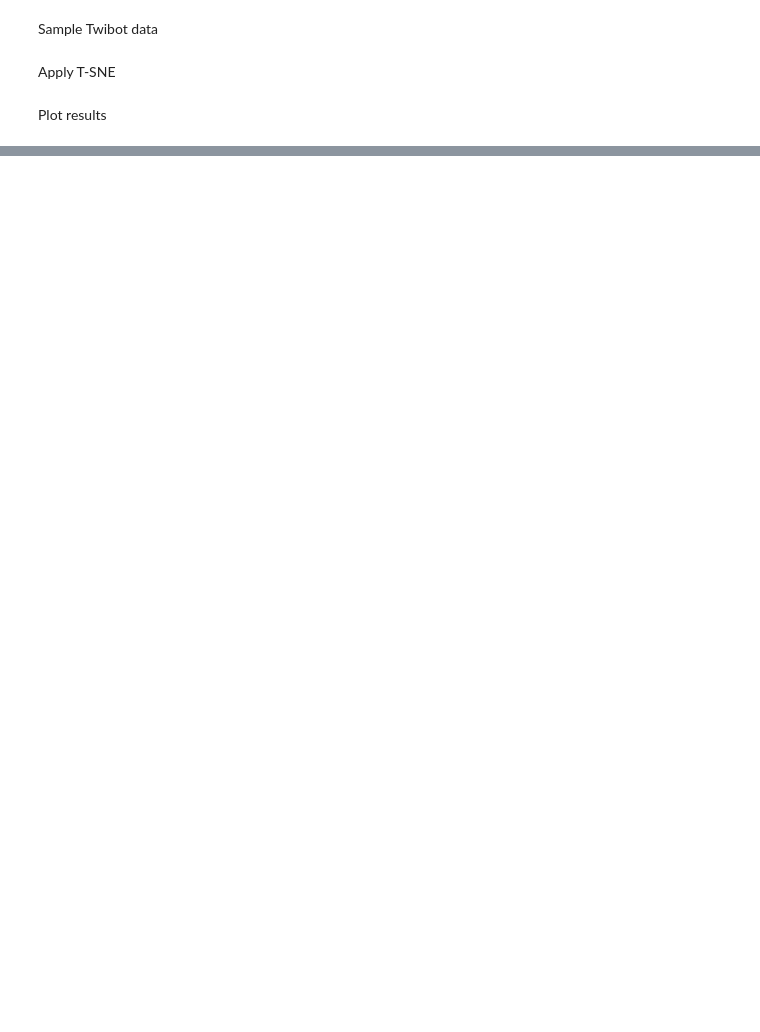
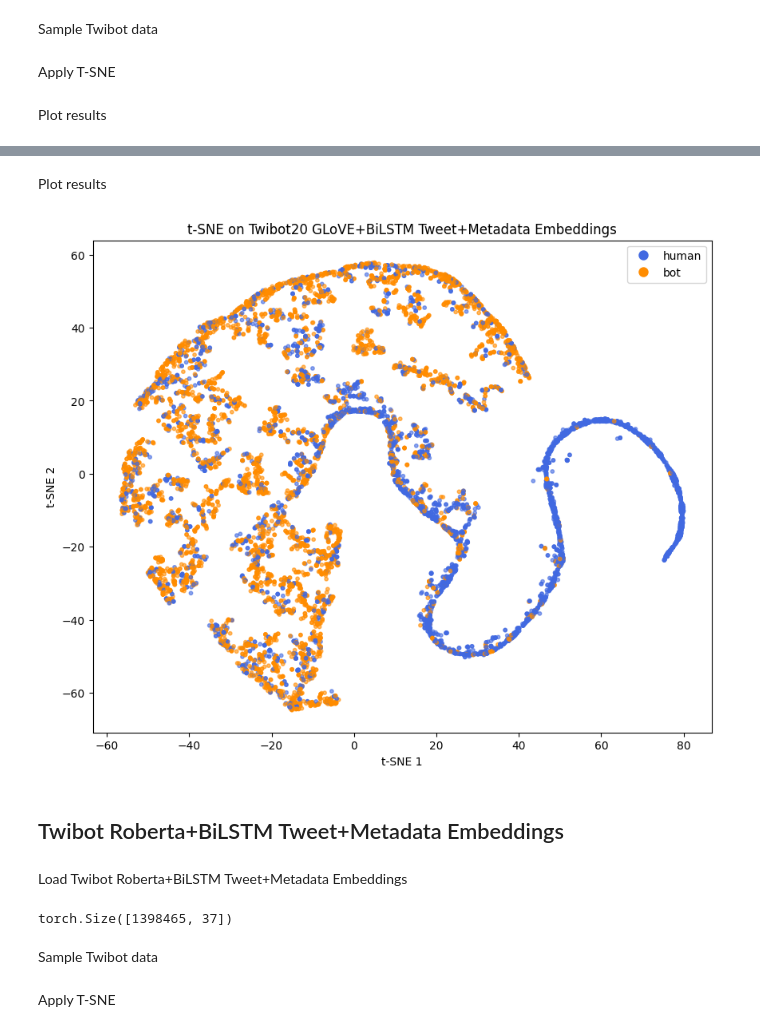
Before and after one commit to adjourn02/bot-detector, a Jupyter notebook: Data_Visualization.ipynb, the cells around one changed output, grey strips where cells are left out. Saved outputs shown, nothing was run; the diff lists cells and outputs as text; code cells hidden in the pictures; blank space fills up the shorter version.

```diff
--- a/Data_Visualization.ipynb
+++ b/Data_Visualization.ipynb
@@ -109,0 +160,3 @@ plt.show()
+# %%
+# Tweets Data
+train_tweets_metadata_glove_lstm = torch.load("Data/Processed_Data/Glove_BiLSTM_tweet_metadata_embedding.pth")
@@ -109,0 +169,2 @@ plt.show()
+# %%
+sampled_tweets_metadata_glove_lstm = train_tweets_metadata_glove_lstm[indices].numpy()
@@ -109,0 +173,33 @@ plt.show()
+# %%
+tsne = TSNE(n_components=2, perplexity=80, max_iter=1000, random_state=42)
+tsne_result_glove_lstm_meta = tsne.fit_transform(sampled_tweets_metadata_glove_lstm)
+# %% [markdown]
+Plot results
+# %%
+sampled_labels =train_labels[indices]
+
+colors = np.array(['royalblue', 'darkorange'])  # 0: human, 1: bot
+
+point_colors = colors[sampled_labels]
+
+# Plot
+plt.figure(figsize=(10, 8))
+plt.scatter(tsne_result_glove_lstm_meta[:, 0], tsne_result_glove_lstm_meta[:, 1], c=point_colors, s=10, alpha=0.6)
+
+# Legend
+legend_elements = [
+    Line2D([0], [0], marker='o', color='w', label='human', markerfacecolor='royalblue', markersize=10),
+    Line2D([0], [0], marker='o', color='w', label='bot', markerfacecolor='darkorange', markersize=10)
+]
+
+plt.legend(handles=legend_elements, loc='upper right')
+plt.title("t-SNE on Twibot20 GLoVE+BiLSTM Tweet+Metadata Embeddings")
+plt.xlabel("t-SNE 1")
+plt.ylabel("t-SNE 2")
+plt.show()
+# %% [output]
+[figure, added]
+# %% [markdown]
+## Twibot Roberta+BiLSTM Tweet+Metadata Embeddings
+# %% [markdown]
+Load Twibot Roberta+BiLSTM Tweet+Metadata Embeddings
@@ -109,0 +209,6 @@ plt.show()
+# %%
+print(train_tweets_metadata_roberta_lstm.shape)
+# %% [output]
+torch.Size([1398465, 37])
+# %% [markdown]
+Sample Twibot data
@@ -109,0 +217,2 @@ plt.show()
+# %% [markdown]
+Apply T-SNE
```
Also changed, not shown: parts of 34 cells of this notebook, 6 other files.
